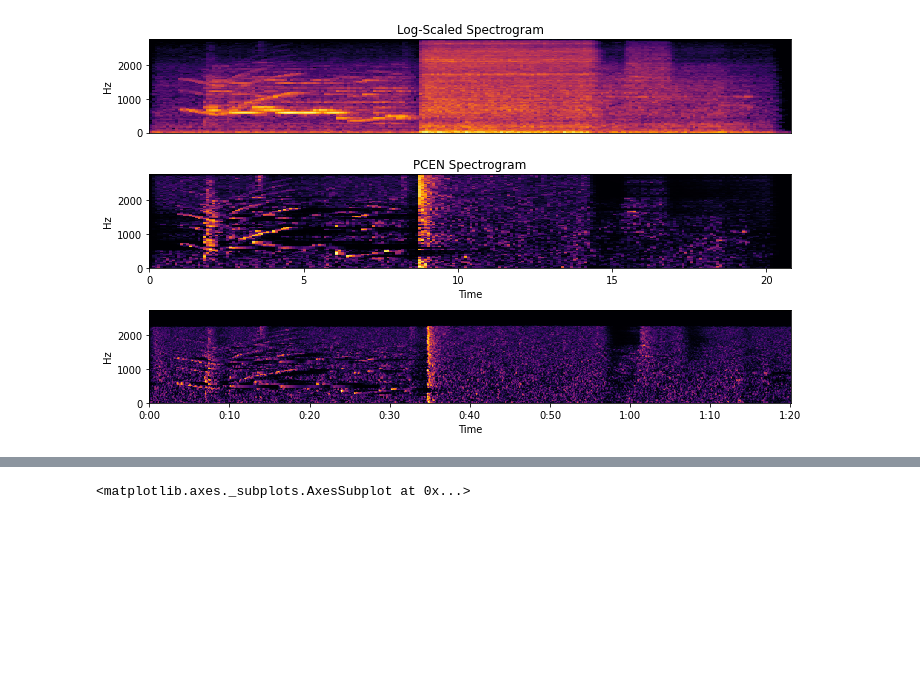
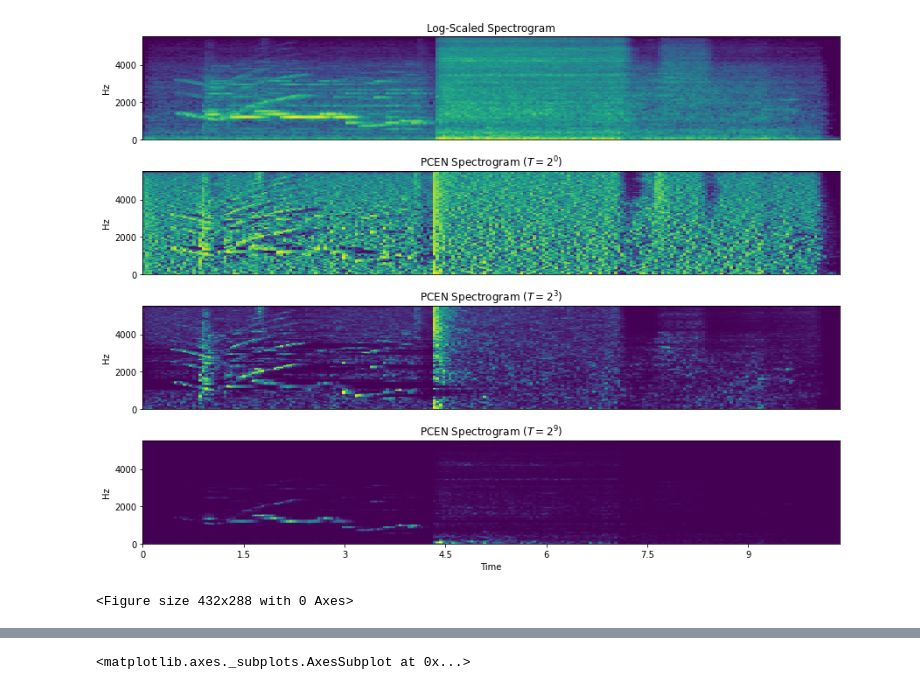
Before and after one commit to ChrisIck/pcen-t-varying, a Jupyter notebook: notebooks/feature_checking.ipynb, the cells around one changed output, grey strips where cells are left out. Cells and saved outputs as stored; diff of their text form; code cells hidden in the pictures; blank space fills up the shorter version.

Commit message:
added plots for icassp paper

```diff
--- a/notebooks/feature_checking.ipynb
+++ b/notebooks/feature_checking.ipynb
@@ -13,10 +17,9 @@ from pcen_t.utils import *
 # %%
 filename = 'soundscape_train_bimodal1798_bedroom'
 
-test_audio_loc = '/beegfs/ci411/pcen/reverb_URBAN-SED/audio/train/{}.wav'.format(filename)
-test_pcen_loc = '/beegfs/ci411/pcen/features/pcen/URBAN-SED_reverb/train/{}.h5'.format(filename)
-test_pcen_loc2 = '/beegfs/ci411/pcen/features_422/URBAN-SED_bedroom/train/{}.h5'.format(filename)
-test_mel_loc = '/beegfs/ci411/pcen/features/mel/URBAN-SED_reverb/train/{}.h5'.format(filename)
+test_audio_loc = '/beegfs/ci411/pcen/reverb_pitch_URBAN-SED/audio/train/{}_0.wav'.format(filename)
+test_pcen_loc = '/beegfs/ci411/pcen/features_807/pcen/URBAN-SED_bedroom/train/{}_0.h5'.format(filename)
+test_mel_loc = '/beegfs/ci411/pcen/features_807/mel/URBAN-SED_bedroom/train/{}_0.h5'.format(filename)
 # %%
 audio, sr = lr.load(test_audio_loc)
 pcen_data = load_h5(test_pcen_loc)
@@ -27,16 +30,32 @@ Audio(audio, rate=sr)
 # %% [output]
 [interactive output not drawn]
 # %%
-fig, ax = plt.subplots(nrows=3, figsize=(10,6))
-lr.display.specshow(mel_data['Mel/mag'][0,:,:,0].T, sr=sr/4, x_axis='time', y_axis='hz', cmap='inferno', ax=ax[0])
-lr.display.specshow(pcen_data['PCEN/mag'][0,:,:,3].T, sr=sr/4, x_axis='time', y_axis='hz', cmap='inferno', ax=ax[1])
-lr.display.specshow(pcen_data2['PCEN/mag'][0,:,:,3].T, sr=sr/4, x_axis='time', y_axis='hz', cmap='inferno', ax=ax[2])
+fig, ax = plt.subplots(nrows=4, figsize=(12,9))
+lr.display.specshow(mel_data['Mel/mag'][0,:,:,0].T, sr=sr/2, x_axis='time', y_axis='hz', cmap='viridis', ax=ax[0])
+lr.display.specshow(pcen_data['PCEN/mag'][0,:,:,0].T, sr=sr/2, x_axis='time', y_axis='hz', cmap='viridis', ax=ax[1])
+lr.display.specshow(pcen_data['PCEN/mag'][0,:,:,3].T, sr=sr/2, x_axis='time', y_axis='hz', cmap='viridis', ax=ax[2])
+lr.display.specshow(pcen_data['PCEN/mag'][0,:,:,9].T, sr=sr/2, x_axis='time', y_axis='hz', cmap='viridis', ax=ax[3])
+
+
+subplot_bounds = list(ax[2].bbox.bounds)
+new_bounds = np.array(subplot_bounds) + np.array([.1, .1, -.1, -.1])
+#ax_new = fig.add_axes(new_bounds)
+#lr.display.specshow(pcen_data['PCEN/mag'][0,:,:,2].T, sr=sr/4, x_axis='time', y_axis='hz', cmap='inferno', ax=ax_new)
+
 
 ax[0].set_title('Log-Scaled Spectrogram')
 ax[0].set_xticks([])
 ax[0].set_xlabel('')
-ax[1].set_title('PCEN Spectrogram')
+ax[1].set_title(r'PCEN Spectrogram ($T=2^0$)')
+ax[1].set_xticks([])
+ax[1].set_xlabel('')
+ax[2].set_title(r'PCEN Spectrogram ($T=2^3$)')
+ax[2].set_xticks([])
+ax[2].set_xlabel('')
+ax[3].set_title(r'PCEN Spectrogram ($T=2^9$)')
 fig.tight_layout()
 plt.show()
+plt.savefig('figs/pcen_compare.png')
 # %% [output]
-[figure, old version]
+[figure, new version]
+<Figure size 432x288 with 0 Axes>
```
Also changed, not shown: parts of 5 cells of this notebook, 2 other files.
